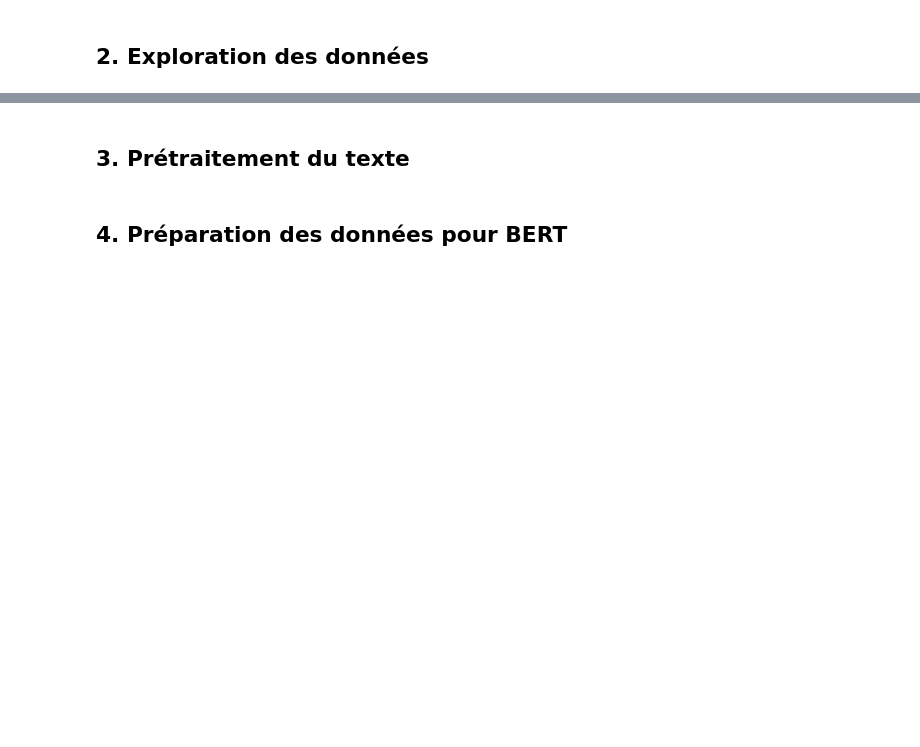
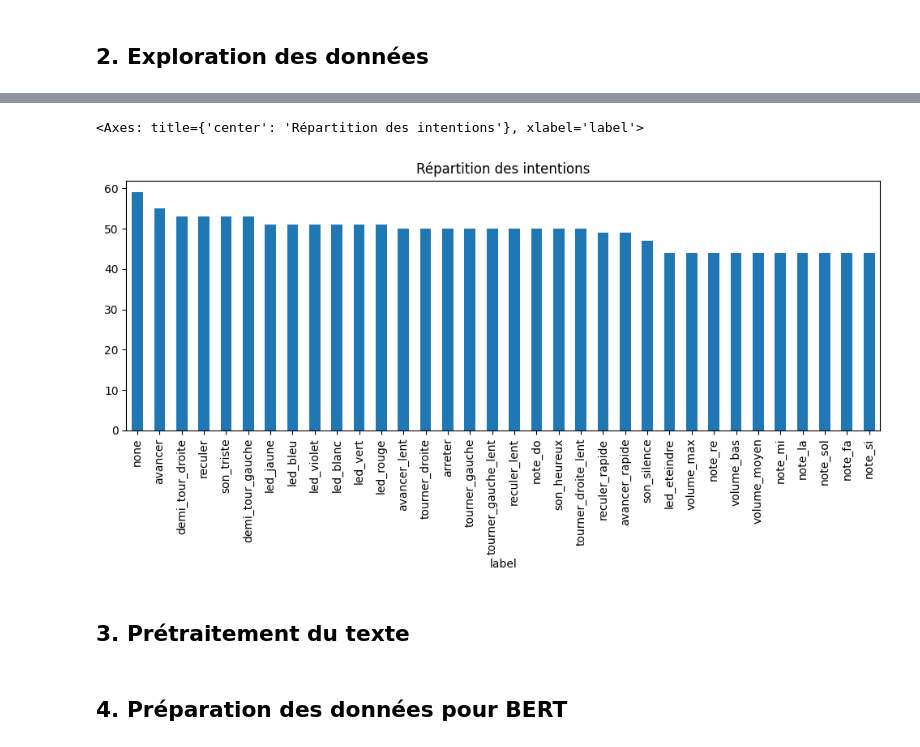
Before and after one commit to TitanSage02/VoxThymio, a Jupyter notebook: v2/notebooks/classification_intention_robot.ipynb, the cells around one changed output, grey strips where cells are left out. Saved outputs shown, nothing was run; the diff lists cells and outputs as text; code cells hidden in the pictures; blank space fills up the shorter version.

```diff
--- a/v2/notebooks/classification_intention_robot.ipynb
+++ b/v2/notebooks/classification_intention_robot.ipynb
@@ -18,5 +18,5 @@ Ce notebook contient toutes les étapes pour entraîner un modèle de classifica
 import pandas as pd
 
 # Chargement des données
-df = pd.read_csv('intent_dataset.csv')
+df = pd.read_csv('Intent_dataset.csv')
 df.head()
@@ -31,3 +42,12 @@ df['label'].value_counts().plot(kind='bar', figsize=(12,4), title="Répartition
+# %%
+# On enlève les 40 échantillons de reculer avec random_state à 42
+df = df.drop(df[(df['label'] == 'reculer')].sample(40, random_state=42).index)
+# %%
+# Répartition des classes
+df['label'].value_counts().plot(kind='bar', figsize=(12,4), title="Répartition des intentions")
+# %% [output]
+<Axes: title={'center': 'Répartition des intentions'}, xlabel='label'>
+[figure, added]
 # %% [markdown]
 ## 3. Prétraitement du texte
 # %%
```
Also changed, not shown: parts of 4 cells of this notebook.
